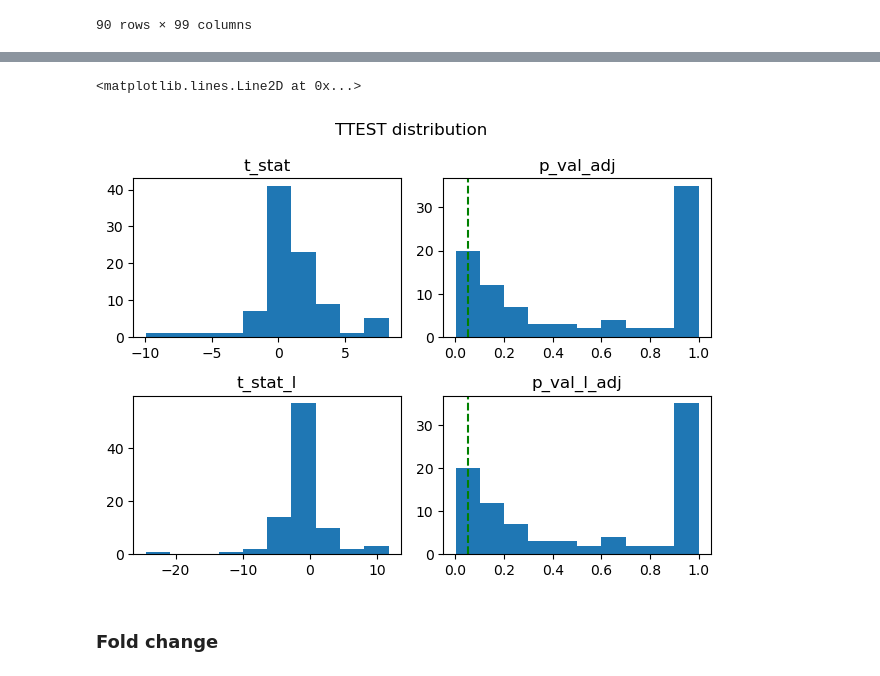
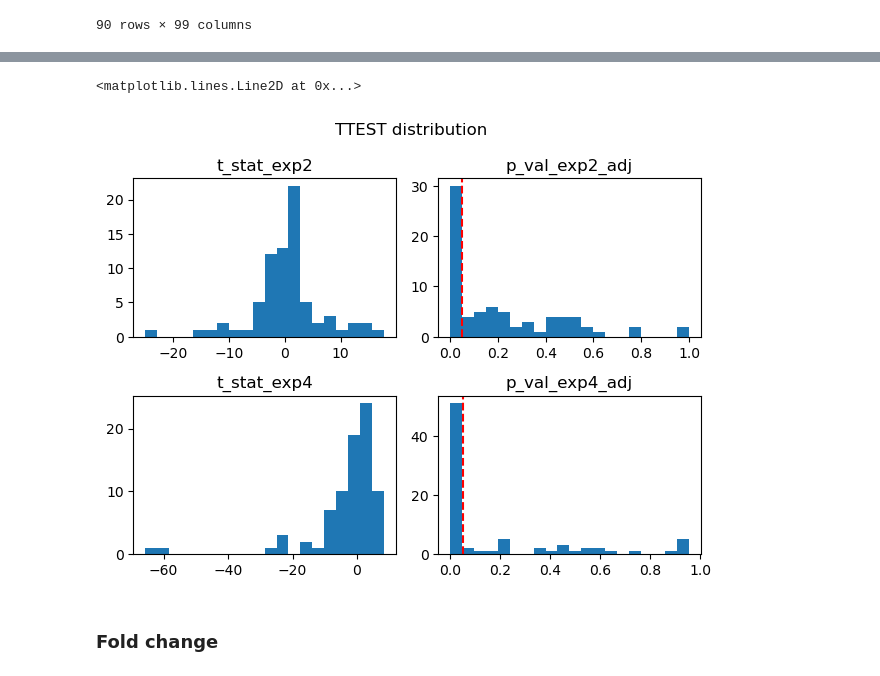
Before and after one commit to janniswi00/sphingo_modelling, a Jupyter notebook: code/analysis.ipynb, the cells around one changed output, grey strips where cells are left out. Drawn from its saved outputs; the diff is of its cells as text; code cells hidden in the pictures.

Commit message:
ttest between exp2 and exp4 per condition

```diff
--- a/code/analysis.ipynb
+++ b/code/analysis.ipynb
@@ -235,0 +234,7 @@ df.to_csv("test.csv", index=False)
+# %%
+## ttest between exp2 and exp4 per condition
+for exp2, exp4, label in [[r"^sum_exp2_22deg_\d+", r"^sum_exp4_22deg_\d+", "22deg"], [r"^sum_exp2_37deg_\d+", r"^sum_exp4_37deg_\d+", "37deg"]]:
+    df[f"t_stat_{label}"], df[f"p_val_{label}"] = ttest_ind(df.filter(regex=exp2), df.filter(regex=exp4), axis=1)
+    df[f"p_val_{label}_adj"] = multipletests(df[f"p_val_{label}"].values, method="fdr_bh")[1] # -> Benjamin-Hochberg correction
+
+df
@@ -236,10 +255,10 @@ df.to_csv("test.csv", index=False)
 # %%
-fig, axs = plot(2, 2, "TTEST distribution", df, [["t_stat", "p_val_adj"], ["t_stat_l", "p_val_l_adj"]])
-axs[0, 1].axvline(0.05, linestyle="--", color="green")
-axs[1, 1].axvline(0.05, linestyle="--", color="green")
+fig, axs = plot(2, 2, "TTEST distribution", df, [["t_stat_exp2", "p_val_exp2_adj"], ["t_stat_exp4", "p_val_exp4_adj"]], 20)
+axs[0, 1].axvline(0.05, linestyle="--", color="red")
+axs[1, 1].axvline(0.05, linestyle="--", color="red")
 # %% [output]
 <matplotlib.lines.Line2D at 0x...>
-[figure, old version]
+[figure, new version]
 # %% [markdown]
 ### Fold change
 # %%
```
Also changed, not shown: parts of 3 cells of this notebook.
